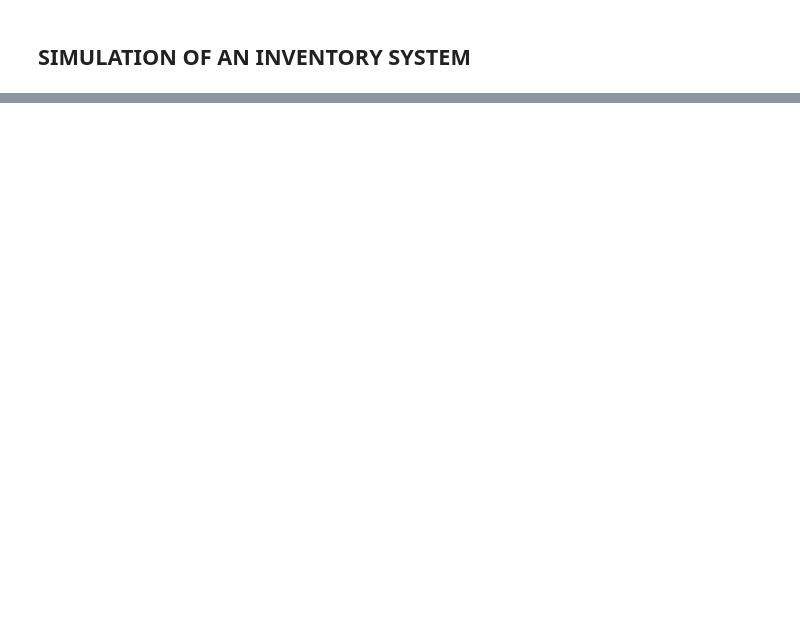
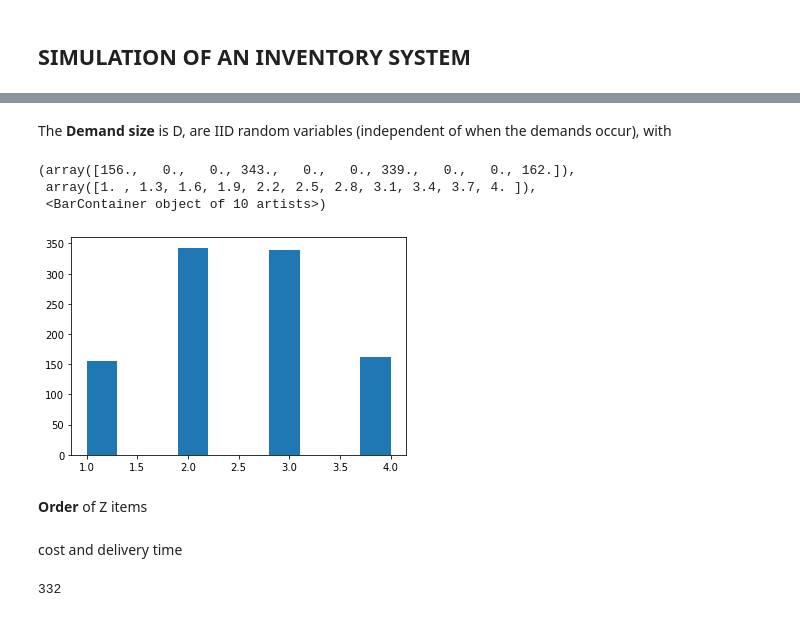
Before and after one commit to uanve/simulation, a Jupyter notebook: simple_systems.ipynb, the cells around one changed output, grey strips where cells are left out. Drawn from its saved outputs; the diff is of its cells as text; code cells hidden in the pictures; blank space fills up the shorter version.

```diff
--- a/simple_systems.ipynb
+++ b/simple_systems.ipynb
@@ -114,0 +127,11 @@ service_times
+# %% [markdown]
+The **Demand size** is D, are IID random variables (independent of when the demands occur), with
+# %%
+plt.hist(np.random.choice([1,2,3,4],1000, p=[1/6, 1/3, 1/3, 1/6]))
+# %% [output]
+(array([156.,   0.,   0., 343.,   0.,   0., 339.,   0.,   0., 162.]),
+ array([1. , 1.3, 1.6, 1.9, 2.2, 2.5, 2.8, 3.1, 3.4, 3.7, 4. ]),
+ <BarContainer object of 10 artists>)
+[figure, added]
+# %% [markdown]
+**Order** of Z items
@@ -114,0 +145,8 @@ service_times
+# %% [markdown]
+cost and delivery time
+# %%
+def cost_order(Z):
+    return 32 + 3*Z
+cost_order(Z)
+# %% [output]
+332
```
Also changed, not shown: parts of 16 cells of this notebook.
